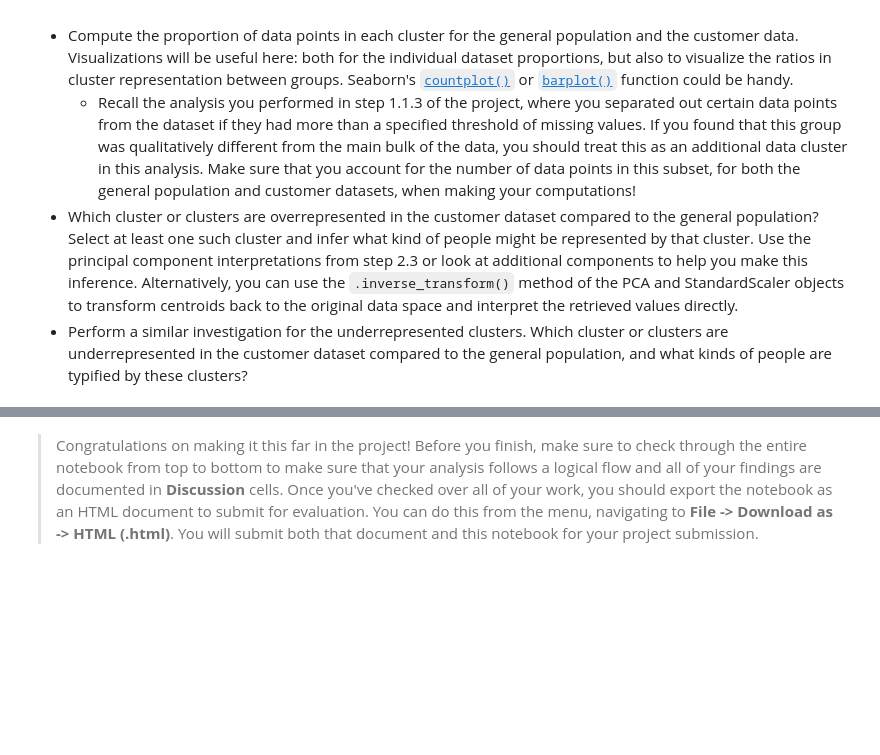
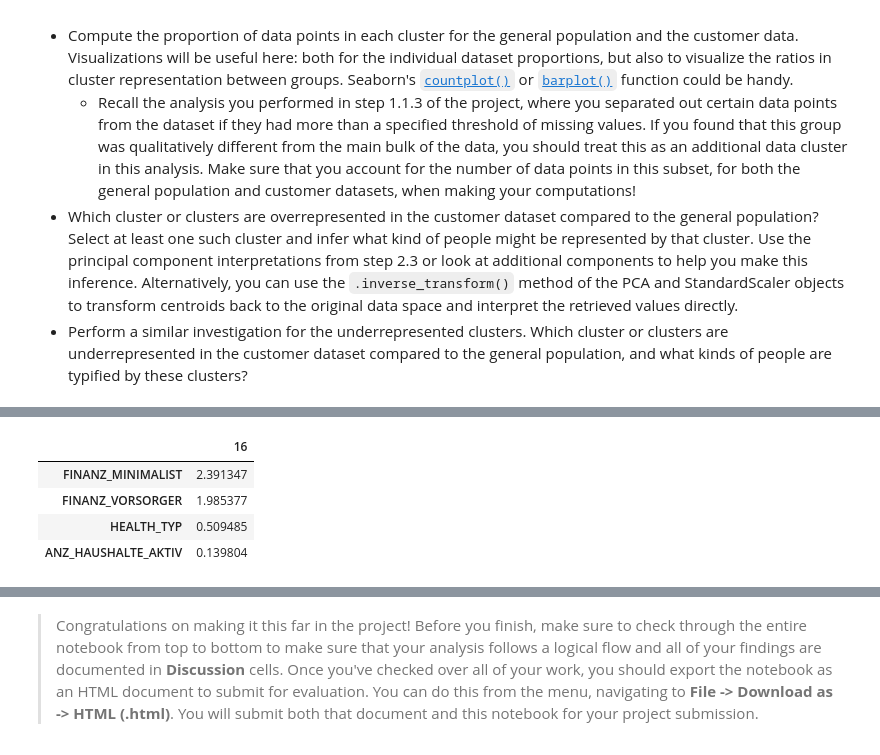
Before and after one commit to Jannis12324/identifying_customer_segments, a Jupyter notebook: Identify_Customer_Segments.ipynb, the cells around one changed output, grey strips where cells are left out. Saved outputs shown, nothing was run; the diff lists cells and outputs as text; code cells hidden in the pictures; blank space fills up the shorter version.

```diff
--- a/Identify_Customer_Segments.ipynb
+++ b/Identify_Customer_Segments.ipynb
@@ -919,6 +963,12 @@ cc_org = pd.DataFrame(cc_ss, columns = cus_ss.columns)
 # %%
 # The cluster most customers belong to is "1"
 # Listed below are the dimensions with the most positive correlation
-cc_org.iloc[1:2,:].T.sort_values(by = 1, ascending = False)[:4]
+cc_org.iloc[16:17,:].T.sort_values(by = 16, ascending = False)[:4]
+# %% [output]
+|  | 16 |
+| FINANZ_MINIMALIST | 2.391347 |
+| FINANZ_VORSORGER | 1.985377 |
+| HEALTH_TYP | 0.509485 |
+| ANZ_HAUSHALTE_AKTIV | 0.139804 |
 # %%
 # Listed below are the dimensions with the negative correlation
```
Also changed, not shown: parts of 15 cells of this notebook.
